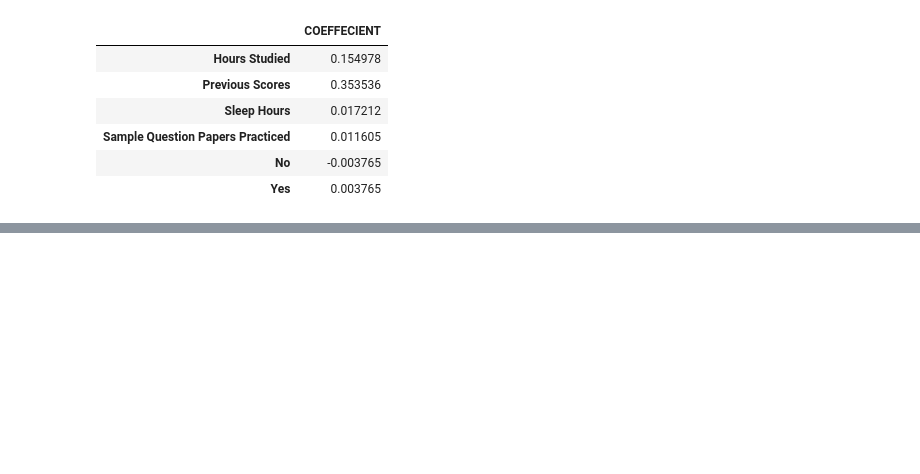
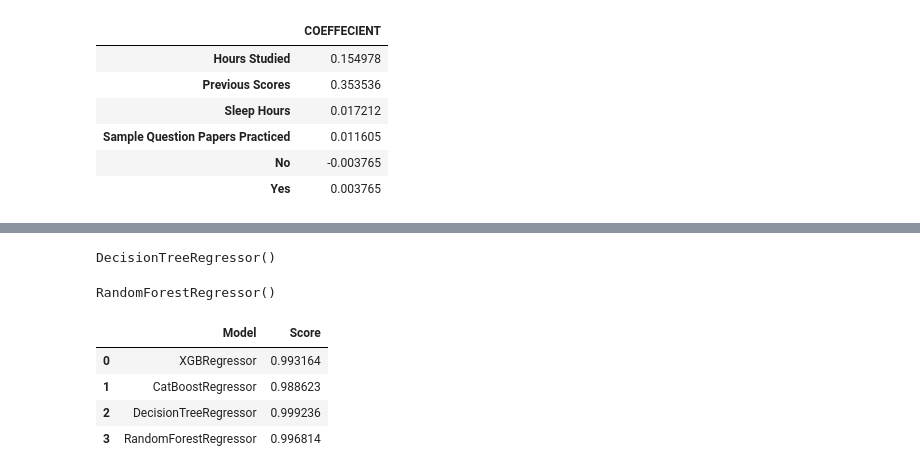
Before and after one commit to life-agrees/student_perfomance_using_Linear_Regression-, a Jupyter notebook: Student_peformance_linearRegression.ipynb, the cells around one changed output, grey strips where cells are left out. Cells and saved outputs as stored; diff of their text form; code cells hidden in the pictures; blank space fills up the shorter version.

```diff
--- a/Student_peformance_linearRegression.ipynb
+++ b/Student_peformance_linearRegression.ipynb
@@ -339,0 +386,10 @@ coeffecients
+# %%
+dtree = DecisionTreeRegressor()
+dtree.fit(X_train,y_train)
+# %% [output]
+DecisionTreeRegressor()
+# %%
+rand = RandomForestRegressor(n_estimators=100)
+rand.fit(X_train,y_train)
+# %% [output]
+RandomForestRegressor()
@@ -339,0 +398,13 @@ coeffecients
+# %%
+trained = pd.DataFrame ({'Model':['XGBRegressor','CatBoostRegressor','DecisionTreeRegressor','RandomForestRegressor'],
+
+                        'Score':[xgbs.score(X_train,y_train),cats.score(X_train,y_train),
+                         dtree.score(X_train,y_train),rand.score(X_train,y_train)]
+                        })
+trained
+# %% [output]
+|  | Model | Score |
+| 0 | XGBRegressor | 0.993164 |
+| 1 | CatBoostRegressor | 0.988623 |
+| 2 | DecisionTreeRegressor | 0.999236 |
+| 3 | RandomForestRegressor | 0.996814 |
```
Also changed, not shown: parts of 14 cells of this notebook.
